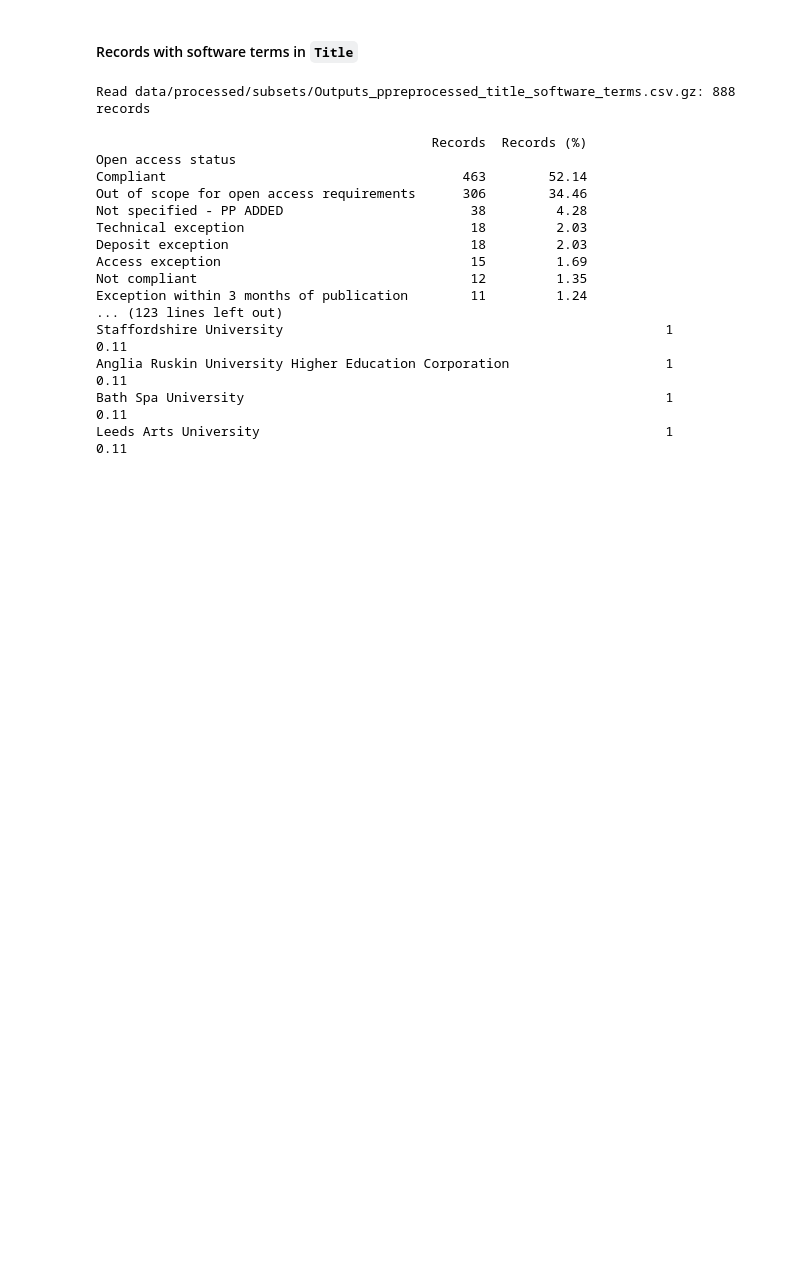
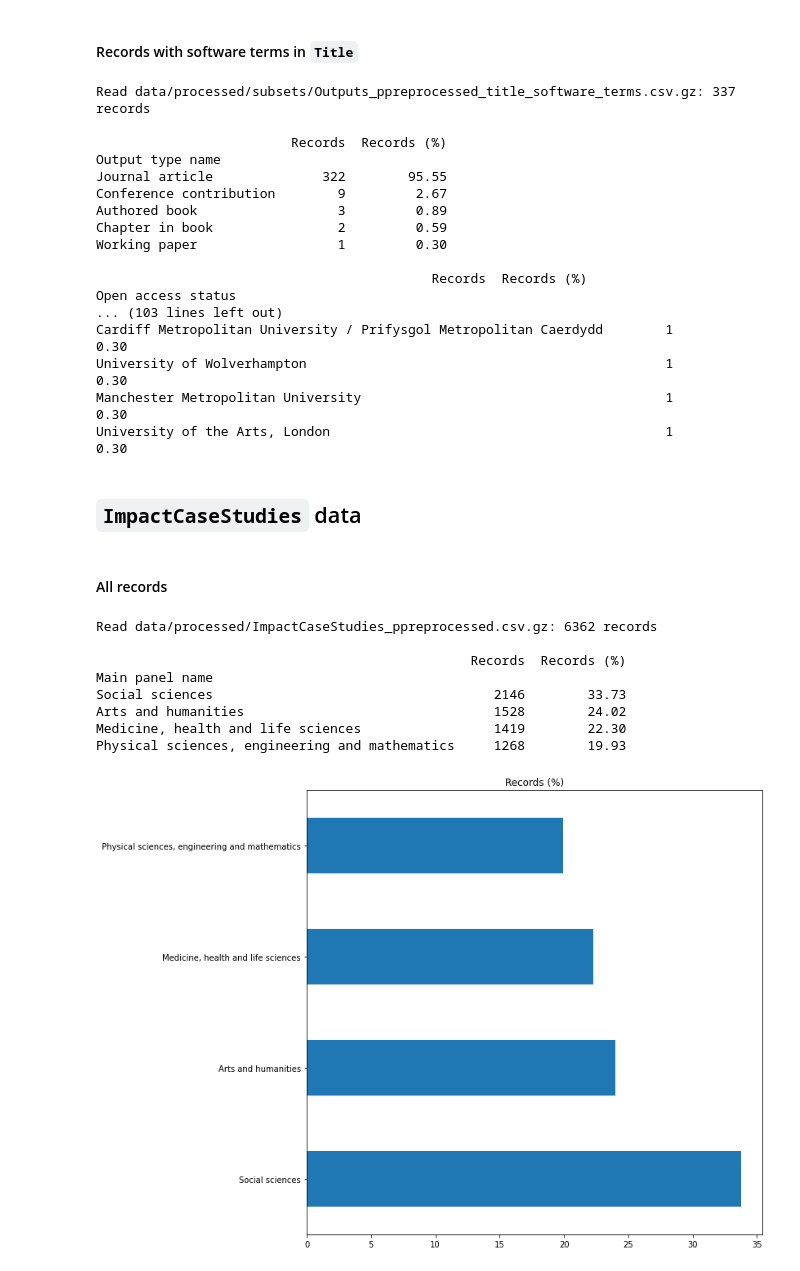
Before and after one commit to softwaresaved/ref-2021-analysis, a Jupyter notebook: notebooks/STUDY_data.ipynb, the cells around one changed output. Cells and saved outputs as stored; diff of their text form; code cells hidden in the pictures; blank space fills up the shorter version.

Commit message:
Updated pre-processing and added simple stats displays for impact case studies.

```diff
--- a/notebooks/STUDY_data.ipynb
+++ b/notebooks/STUDY_data.ipynb
@@ -101,26 +102,50 @@ dset = pd.read_csv(os.path.join(rw.PROJECT_PATH, fname),
 print(f"Read {fname}: {dset.shape[0]} records")
 
 # visualise some of the counts
-for column in [cb.COL_OPEN_ACCESS,
+for column in [cb.COL_OUTPUT_TYPE_NAME,
+               cb.COL_OPEN_ACCESS,
                cb.COL_OUTPUT_INTERDISCIPLINARY,
                cb.COL_PANEL_NAME,
                cb.COL_INST_NAME]:
     vis.calculate_and_visualise_counts(dset, column)
 # %% [output]
-Read data/processed/subsets/Outputs_ppreprocessed_title_software_terms.csv.gz: 888 records
+Read data/processed/subsets/Outputs_ppreprocessed_title_software_terms.csv.gz: 337 records
+
+                         Records  Records (%)
+Output type name
+Journal article              322        95.55
+Conference contribution        9         2.67
+Authored book                  3         0.89
+Chapter in book                2         0.59
+Working paper                  1         0.30
 
                                            Records  Records (%)
 Open access status
-Compliant                                      463        52.14
-Out of scope for open access requirements      306        34.46
-Not specified - PP ADDED                        38         4.28
-Technical exception                             18         2.03
-Deposit exception                               18         2.03
-Access exception                                15         1.69
-Not compliant                                   12         1.35
-Exception within 3 months of publication        11         1.24
-... (123 lines left out)
-Staffordshire University                                                 1         0.11
-Anglia Ruskin University Higher Education Corporation                    1         0.11
-Bath Spa University                                                      1         0.11
-Leeds Arts University                                                    1         0.11
+... (103 lines left out)
+Cardiff Metropolitan University / Prifysgol Metropolitan Caerdydd        1         0.30
+University of Wolverhampton                                              1         0.30
+Manchester Metropolitan University                                       1         0.30
+University of the Arts, London                                           1         0.30
+# %% [markdown]
+## `ImpactCaseStudies` data
+# %% [markdown]
+#### All records
+# %%
+fname = rw.DATA_PPROC_IMPACTS
+dset = pd.read_csv(os.path.join(rw.PROJECT_PATH, fname),
+                   index_col=None,
+                   dtype={0: str})
+print(f"Read {fname}: {dset.shape[0]} records")
+
+for column in [cb.COL_PANEL_NAME]:
+    vis.calculate_and_visualise_counts(dset, column, do_plot="perc")
+# %% [output]
+Read data/processed/ImpactCaseStudies_ppreprocessed.csv.gz: 6362 records
+
+                                                Records  Records (%)
+Main panel name
+Social sciences                                    2146        33.73
+Arts and humanities                                1528        24.02
+Medicine, health and life sciences                 1419        22.30
+Physical sciences, engineering and mathematics     1268        19.93
+[figure, added]
```
Also changed, not shown: parts of 3 cells of this notebook, 15 other files.
